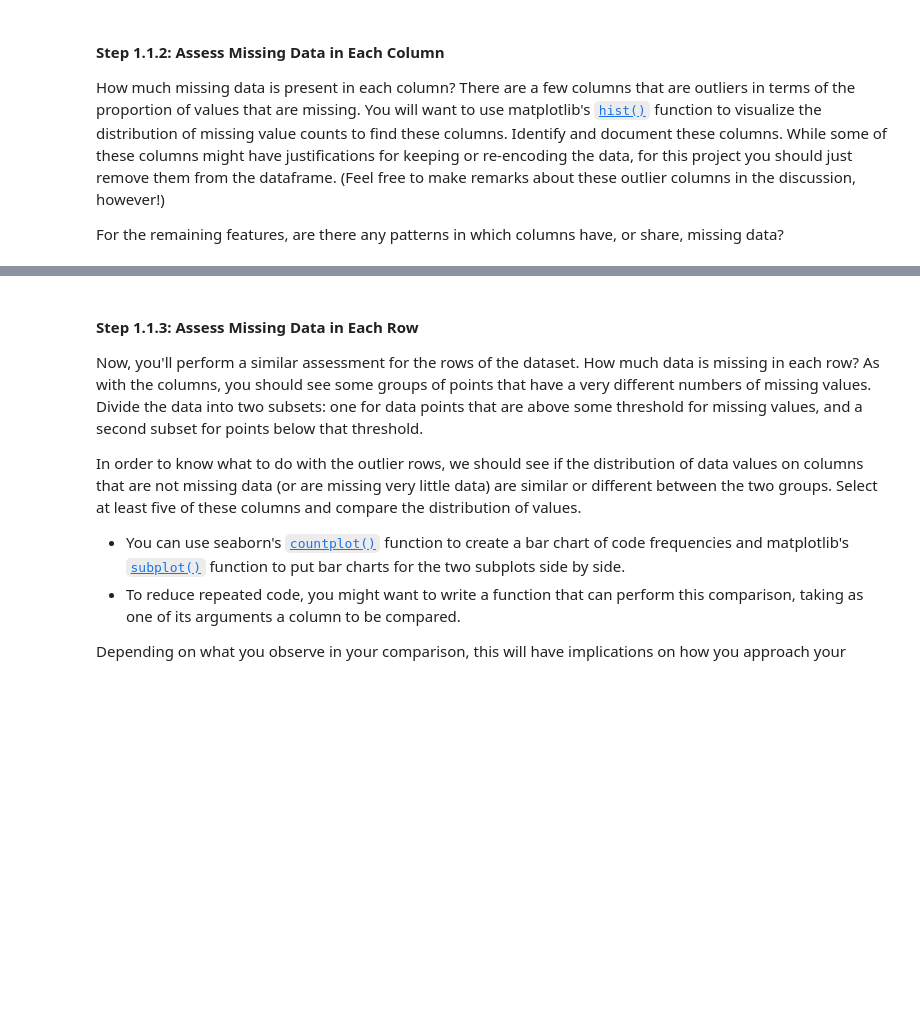
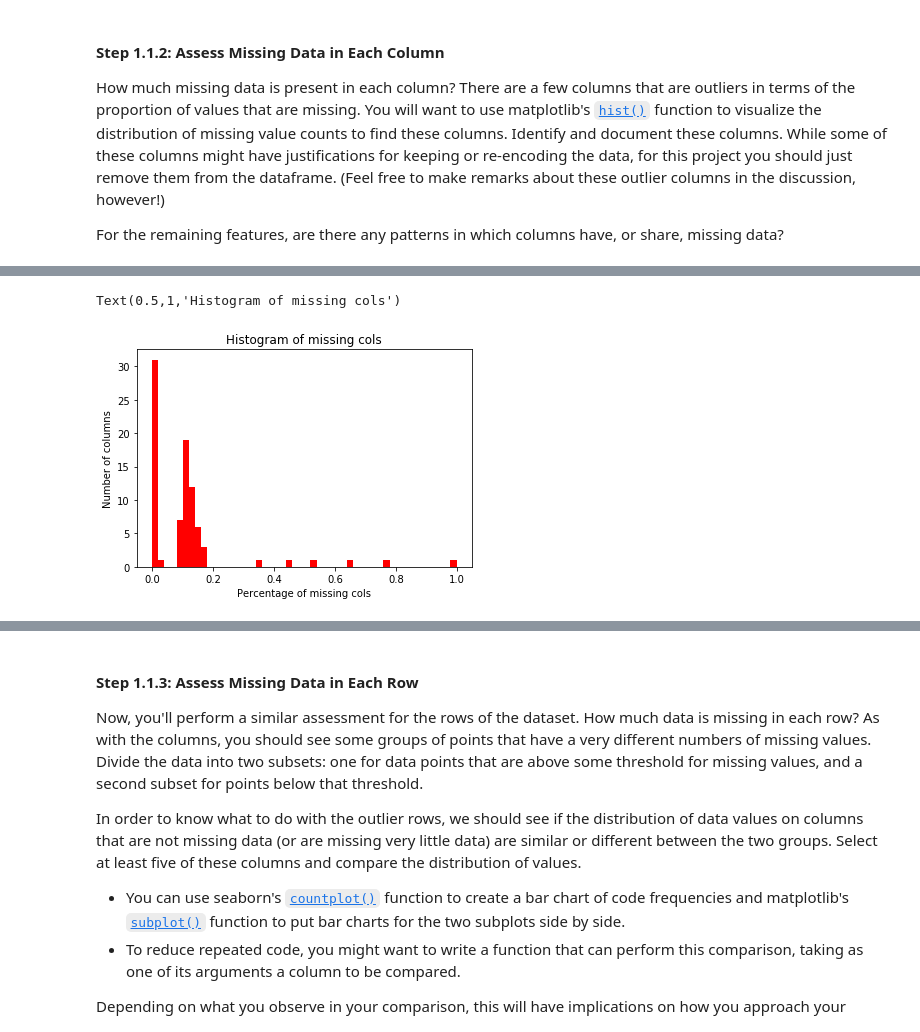
Before and after one commit to tusphananh/udacity-identify-customer-segments, a Jupyter notebook: Identify_Customer_Segments.ipynb, the cells around one changed output, grey strips where cells are left out. Drawn from its saved outputs; the diff is of its cells as text; code cells hidden in the pictures; blank space fills up the shorter version.

```diff
--- a/Identify_Customer_Segments.ipynb
+++ b/Identify_Customer_Segments.ipynb
@@ -86,11 +147,10 @@ display(feat_info['missing_or_unknown'].head())
-# %%
-# 3. Convert missing or unknown to NaNs
-for col in feat_info['attribute']:
-    if col in azdias.columns:
-        missing_or_unknown = feat_info[feat_info['attribute'] == col]['missing_or_unknown'].values[0]
-        if missing_or_unknown != '[]':
-            missing_or_unknown = missing_or_unknown.replace('[', '').replace(']', '').split(',')
-            azdias[col] = azdias[col].replace(missing_or_unknown, np.nan)
-            azdias[col] = azdias[col].astype('float64')
+# %%
+# 3. Convert missing or unknown to NaNs
+for i in range(len(feat_info)):
+      # using regex to extract the digits
+    missing_data = feat_info.iloc[i]['missing_or_unknown'].strip('[]').split(',')
+    if missing_data != ['']:
+        missing_data = [np.int64(data) if (data!='X' and data!='XX') else data for data in missing_data]
+        azdias = azdias.replace({feat_info.iloc[i]['attribute']: missing_data}, np.nan)
 # %%
 display(azdias.head())
@@ -105,0 +200,5 @@ For the remaining features, are there any patterns in which columns have, or sha
+# %%
+# calculate percentage of missing data by column
+percent_missing_cols = azdias.isnull().sum(axis=0)/azdias.shape[0]
+print('percent_missing_cols', percent_missing_cols.sum())
+display(percent_missing_cols.head())
@@ -106,5 +213,14 @@ For the remaining features, are there any patterns in which columns have, or sha
 # %%
 # Investigate patterns in the amount of missing data in each column.
+
+# plot histogram of missing data
+plt.hist(percent_missing_cols, bins=50,color='red')
+plt.xlabel('Percentage of missing cols')
+plt.ylabel('Number of columns')
+plt.title('Histogram of missing cols')
+# %% [output]
+Text(0.5,1,'Histogram of missing cols')
+[figure, added]
 # %%
 # Remove the outlier columns from the dataset. (You'll perform other data
 # engineering tasks such as re-encoding and imputation later.)
```
Also changed, not shown: parts of 60 cells of this notebook.
